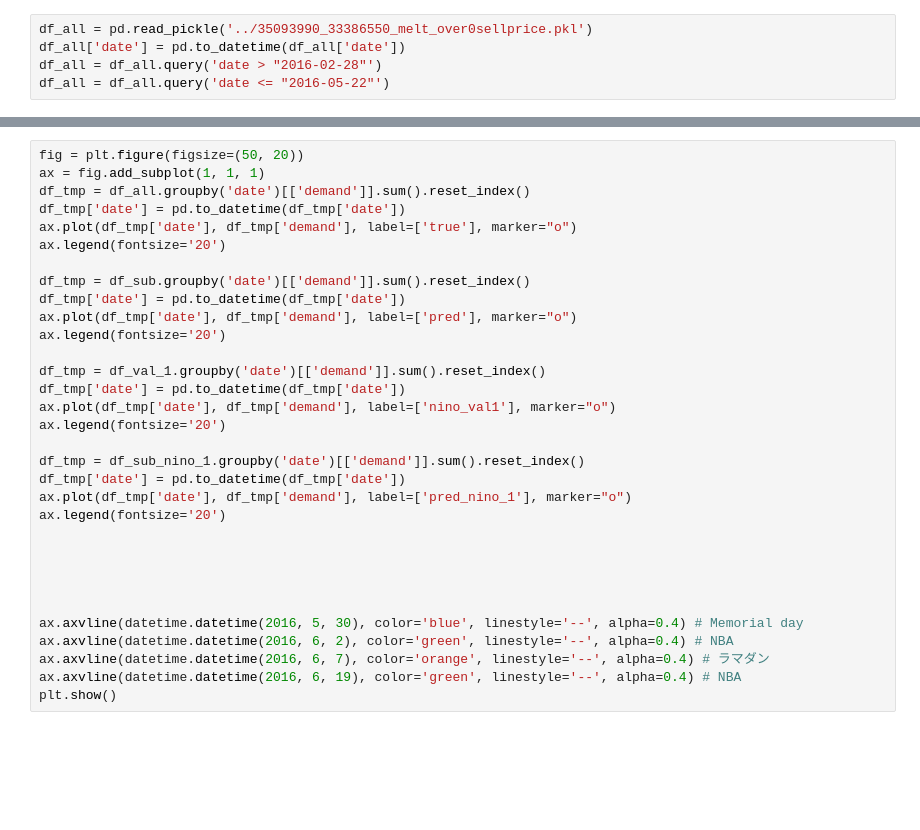
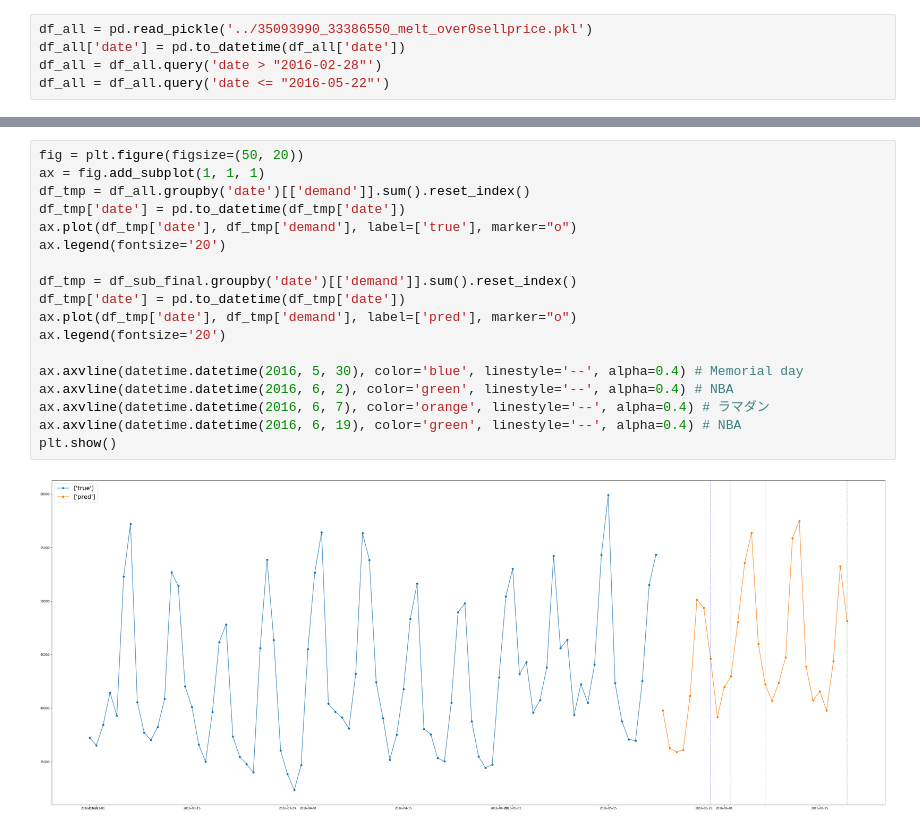
Before and after one commit to ninopira/kaggle_m5, a Jupyter notebook: 0601_28model/viz/sub_final.ipynb, the cells around one changed output, grey strips where cells are left out. Cells and saved outputs as stored; diff of their text form; blank space fills up the shorter version.

```diff
--- a/0601_28model/viz/sub_final.ipynb
+++ b/0601_28model/viz/sub_final.ipynb
@@ -195,32 +125,20 @@ df_val_3
 # %%
 fig = plt.figure(figsize=(50, 20))
 ax = fig.add_subplot(1, 1, 1)
 df_tmp = df_all.groupby('date')[['demand']].sum().reset_index()
 df_tmp['date'] = pd.to_datetime(df_tmp['date'])
 ax.plot(df_tmp['date'], df_tmp['demand'], label=['true'], marker="o")
 ax.legend(fontsize='20')
 
-df_tmp = df_sub.groupby('date')[['demand']].sum().reset_index()
+df_tmp = df_sub_final.groupby('date')[['demand']].sum().reset_index()
 df_tmp['date'] = pd.to_datetime(df_tmp['date'])
 ax.plot(df_tmp['date'], df_tmp['demand'], label=['pred'], marker="o")
 ax.legend(fontsize='20')
-
-df_tmp = df_val_1.groupby('date')[['demand']].sum().reset_index()
-df_tmp['date'] = pd.to_datetime(df_tmp['date'])
-ax.plot(df_tmp['date'], df_tmp['demand'], label=['nino_val1'], marker="o")
-ax.legend(fontsize='20')
-
-df_tmp = df_sub_nino_1.groupby('date')[['demand']].sum().reset_index()
-df_tmp['date'] = pd.to_datetime(df_tmp['date'])
-ax.plot(df_tmp['date'], df_tmp['demand'], label=['pred_nino_1'], marker="o")
-ax.legend(fontsize='20')
-
-
-
-
 
 ax.axvline(datetime.datetime(2016, 5, 30), color='blue', linestyle='--', alpha=0.4) # Memorial day
 ax.axvline(datetime.datetime(2016, 6, 2), color='green', linestyle='--', alpha=0.4) # NBA
 ax.axvline(datetime.datetime(2016, 6, 7), color='orange', linestyle='--', alpha=0.4) # ラマダン
 ax.axvline(datetime.datetime(2016, 6, 19), color='green', linestyle='--', alpha=0.4) # NBA
 plt.show()
+# %% [output]
+[figure, added]
```
Also changed, not shown: parts of 5 cells of this notebook.
